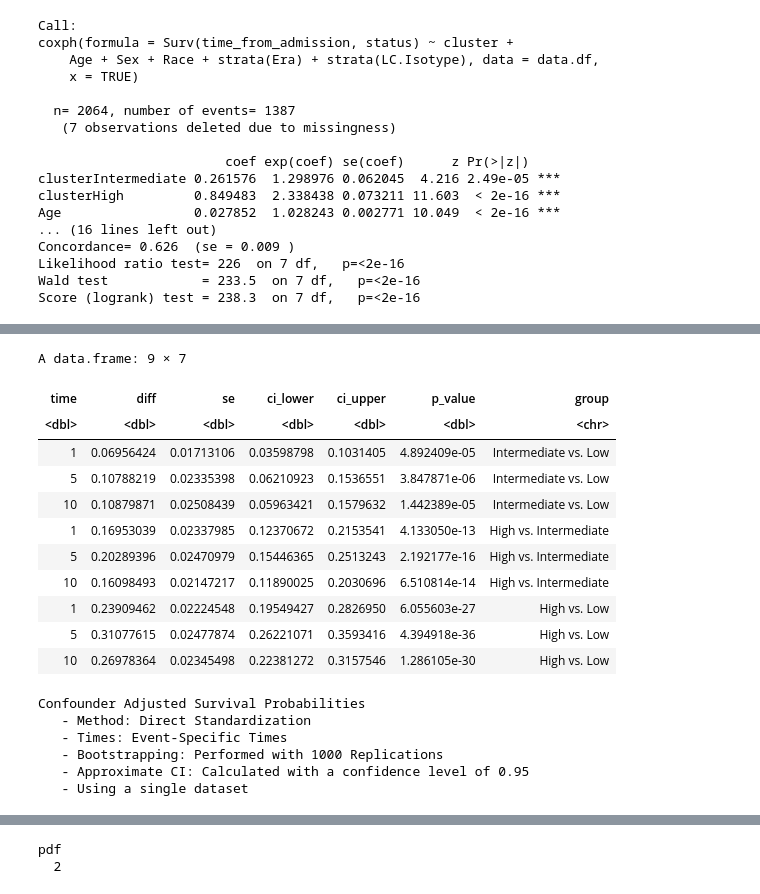
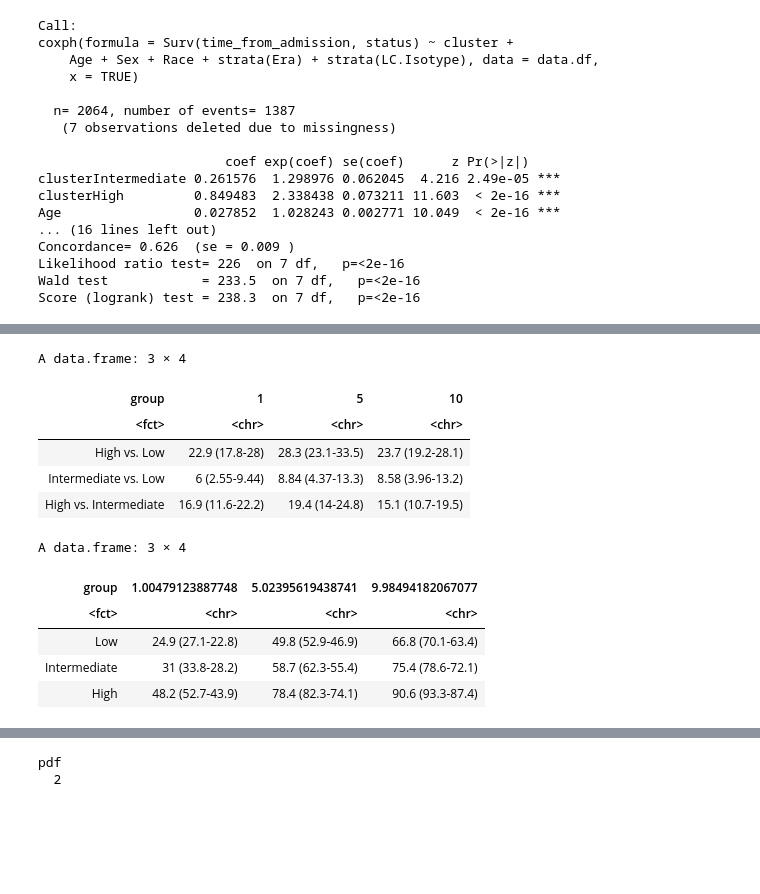
Before and after one commit to shankara-a/amyloidosis_bmc_2023, a Jupyter notebook: 04a_adjusted_survival.ipynb, the cells around one changed output, grey strips where cells are left out. Cells and saved outputs as stored; diff of their text form; code cells hidden in the pictures; blank space fills up the shorter version.

Commit message:
Finished survival / mortality analysis

```diff
--- a/04e_survival_clean.ipynb
+++ b/04a_adjusted_survival.ipynb
@@ -328,41 +342,64 @@ pdf
 # %%
+# Risk Difference Table
 clust.adjci <- clust.adjsurv
 clust.adjci$adjsurv$surv <- 1-clust.adjci$adjsurv$surv
 
 times.to.use <- c(1,5,10)
 
+# Define the desired order of the groups
+order <- c("High vs. Low", "Intermediate vs. Low", "High vs. Intermediate")
+
+# Print the reordered dataframe
 cd.df <- adjusted_curve_diff(clust.adjci, times=times.to.use, group_1="Intermediate", group_2="Low", conf_int=TRUE)
 cd.df$group <- "Intermediate vs. Low"
 
 cd.2.df <- adjusted_curve_diff(clust.adjci, times=times.to.use, group_1="High", group_2="Intermediate", conf_int=TRUE)
 cd.2.df$group <- "High vs. Intermediate"
 
 cd.3.df <- adjusted_curve_diff(clust.adjci, times=times.to.use, group_1="High", group_2="Low", conf_int=TRUE)
 cd.3.df$group <- "High vs. Low"
 
 cd.df <- rbind(cd.df,cd.2.df,cd.3.df)
+
+# Percentage
+cd.df$diff <- signif(cd.df$diff*100,3)
+cd.df$ci_lower <- signif(cd.df$ci_lower*100,3)
+cd.df$ci_upper <- signif(cd.df$ci_upper*100,3)
+cd.df$RD <- paste(cd.df$diff, " (", cd.df$ci_lower, "-", cd.df$ci_upper, ")", sep="")
+spread(cd.df[,c("time","RD","group")], key = time, value = RD) %>%
+  mutate(group = factor(group, levels = order)) %>%
+  arrange(group)
+# %% [output]
+A data.frame: 3 × 4
+| group | 1 | 5 | 10 |
+| <fct> | <chr> | <chr> | <chr> |
+| High vs. Low | 22.9 (17.8-28) | 28.3 (23.1-33.5) | 23.7 (19.2-28.1) |
+| Intermediate vs. Low | 6 (2.55-9.44) | 8.84 (4.37-13.3) | 8.58 (3.96-13.2) |
+| High vs. Intermediate | 16.9 (11.6-22.2) | 19.4 (14-24.8) | 15.1 (10.7-19.5) |
-# %%
-cd.df
-# %% [output]
-A data.frame: 9 × 7
-| time | diff | se | ci_lower | ci_upper | p_value | group |
-| <dbl> | <dbl> | <dbl> | <dbl> | <dbl> | <dbl> | <chr> |
-| 1 | 0.06956424 | 0.01713106 | 0.03598798 | 0.1031405 | 4.892409e-05 | Intermediate vs. Low |
-| 5 | 0.10788219 | 0.02335398 | 0.06210923 | 0.1536551 | 3.847871e-06 | Intermediate vs. Low |
-| 10 | 0.10879871 | 0.02508439 | 0.05963421 | 0.1579632 | 1.442389e-05 | Intermediate vs. Low |
-| 1 | 0.16953039 | 0.02337985 | 0.12370672 | 0.2153541 | 4.133050e-13 | High vs. Intermediate |
-| 5 | 0.20289396 | 0.02470979 | 0.15446365 | 0.2513243 | 2.192177e-16 | High vs. Intermediate |
-| 10 | 0.16098493 | 0.02147217 | 0.11890025 | 0.2030696 | 6.510814e-14 | High vs. Intermediate |
-| 1 | 0.23909462 | 0.02224548 | 0.19549427 | 0.2826950 | 6.055603e-27 | High vs. Low |
-| 5 | 0.31077615 | 0.02477874 | 0.26221071 | 0.3593416 | 4.394918e-36 | High vs. Low |
-| 10 | 0.26978364 | 0.02345498 | 0.22381272 | 0.3157546 | 1.286105e-30 | High vs. Low |
-# %%
-clust.adjsurv
-# %% [output]
-Confounder Adjusted Survival Probabilities
-   - Method: Direct Standardization
-   - Times: Event-Specific Times
-   - Bootstrapping: Performed with 1000 Replications
-   - Approximate CI: Calculated with a confidence level of 0.95
-   - Using a single dataset
+# %%
+# CI Difference Table
+closest_rows <- list()
+i <- 1
+for (time in times.to.use) {
+  closest_rows[i] <- clust.adjsurv$boot_adjsurv[which.min(abs(clust.adjsurv$boot_adjsurv$time - time)), "time"]
+  i <- i+1
+}
+
+
+ci.df <- clust.adjsurv$boot_adjsurv[clust.adjsurv$boot_adjsurv$time %in% closest_rows,]
+ci.df$boot_surv <- signif((1-ci.df$boot_surv)*100,3)
+ci.df$ci_upper <- signif((1-ci.df$ci_upper)*100,3)
+ci.df$ci_lower <- signif((1-ci.df$ci_lower)*100,3)
+ci.df$CI <- paste(ci.df$boot_surv, " (", ci.df$ci_lower, "-", ci.df$ci_upper, ")", sep="")
+
+spread(ci.df[,c("time","CI","group")], key = time, value = CI) %>%
+  mutate(group = factor(group)) %>%
+  arrange(group)
+# %% [output]
+A data.frame: 3 × 4
+| group | 1.00479123887748 | 5.02395619438741 | 9.98494182067077 |
+| <fct> | <chr> | <chr> | <chr> |
+| Low | 24.9 (27.1-22.8) | 49.8 (52.9-46.9) | 66.8 (70.1-63.4) |
+| Intermediate | 31 (33.8-28.2) | 58.7 (62.3-55.4) | 75.4 (78.6-72.1) |
+| High | 48.2 (52.7-43.9) | 78.4 (82.3-74.1) | 90.6 (93.3-87.4) |
 # %%
```
Also changed, not shown: parts of 15 cells of this notebook, 5 other files.
